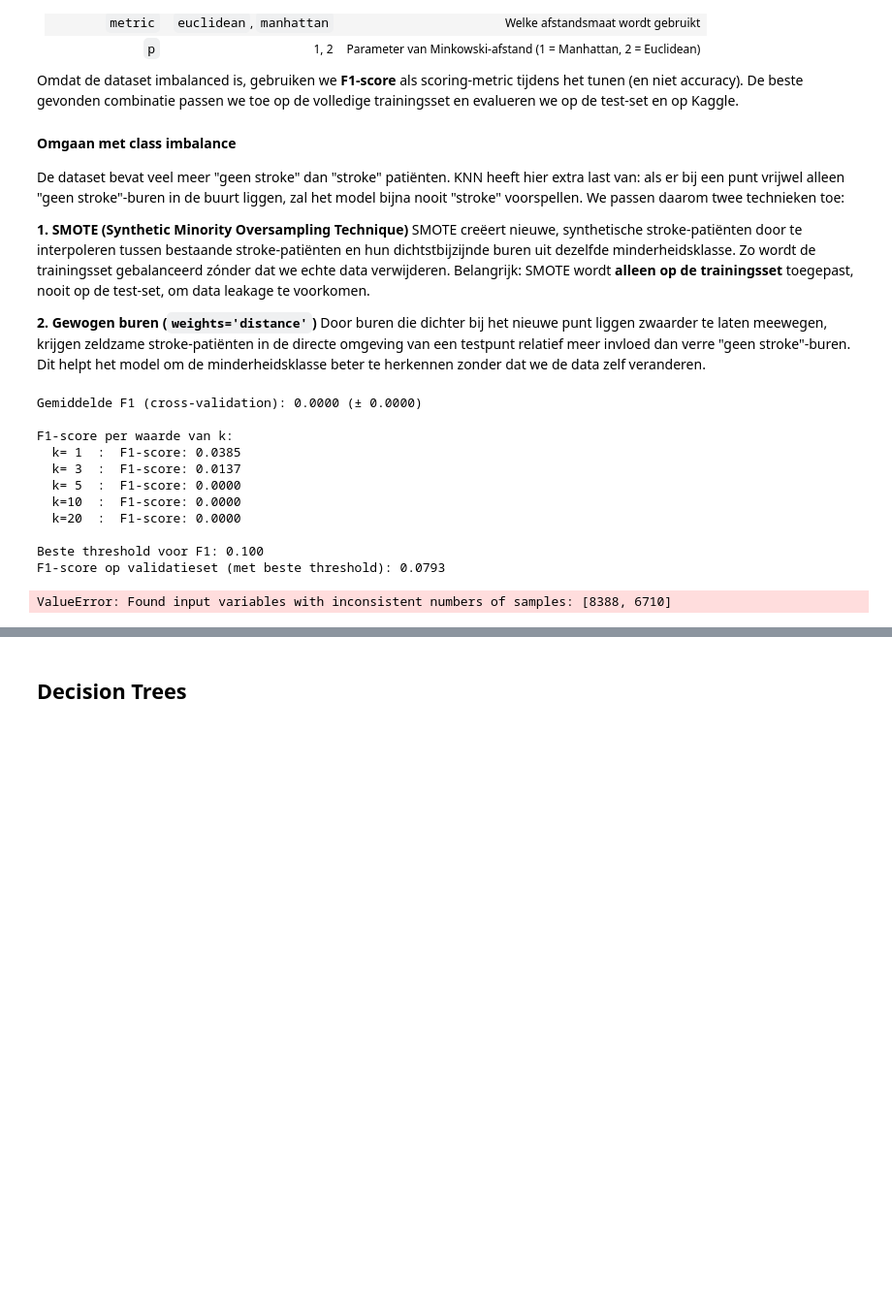
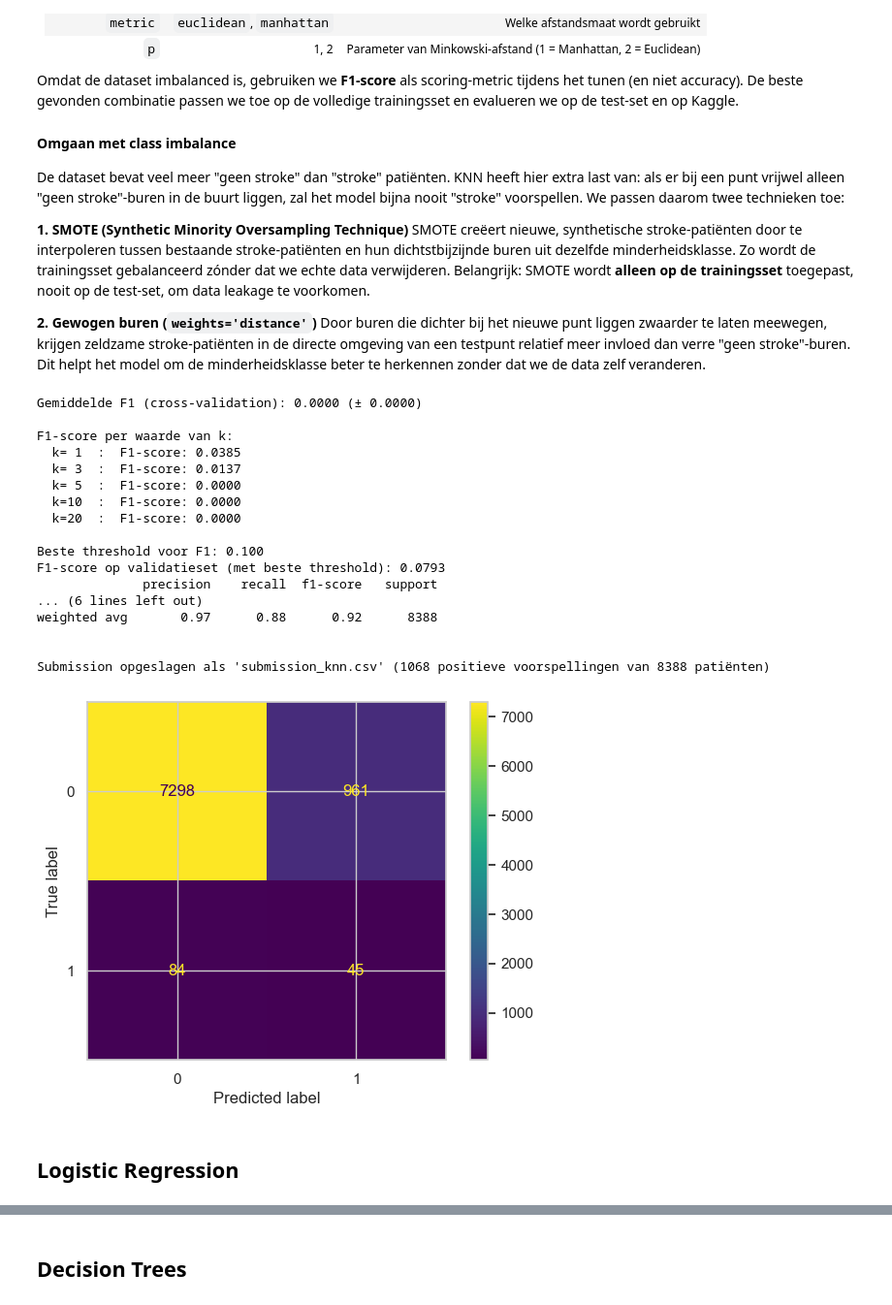
Before and after one commit to larsol55on/Machine-Learning-Herseninfract, a Jupyter notebook: Main_notebook_herstel.ipynb, the cells around one changed output, grey strips where cells are left out. Shown at 97% size. Cells and saved outputs as stored; diff of their text form; code cells hidden in the pictures; blank space fills up the shorter version.

```diff
--- a/Main_notebook_herstel.ipynb
+++ b/Main_notebook_herstel.ipynb
@@ -779,6 +765,7 @@ SMOTE creëert nieuwe, synthetische stroke-patiënten door te interpoleren tusse
 **2. Gewogen buren (`weights='distance'`)**
 Door buren die dichter bij het nieuwe punt liggen zwaarder te laten meewegen, krijgen zeldzame stroke-patiënten in de directe omgeving van een testpunt relatief meer invloed dan verre "geen stroke"-buren. Dit helpt het model om de minderheidsklasse beter te herkennen zonder dat we de data zelf veranderen.
 # %%
+
 knn = KNeighborsClassifier(n_neighbors=10)
 knn.fit(X_train, y_train)
 
@@ -802,7 +789,7 @@ for k in [1, 3, 5, 10, 20]:
     f1 = f1_score(y_val, y_pred_k)
     print(f"  k={k:2d}  :  F1-score: {f1:.4f}")
 
-#Beste drempelwaarde vinden
+# Beste drempelwaarde vinden
 best_threshold = threshold_finder(knn, X_val, y_val)
 print(f"\nBeste threshold voor F1: {best_threshold:.3f}")
 
@@ -813,35 +800,45 @@ y_val_pred  = (y_val_proba >= best_threshold).astype(int)
 print(f"F1-score op validatieset (met beste threshold): "
       f"{f1_score(y_val, y_val_pred):.4f}")
 
+# Confusion matrix + rapport op validatieset
+ConfusionMatrixDisplay.from_predictions(y_val, y_val_pred)
+print(classification_report(y_val, y_val_pred))
+
+# Model opnieuw fitten op volledige trainingsdata voor Kaggle
 knn_final = KNeighborsClassifier(n_neighbors=10)
 knn_final.fit(X_train_final, y_train_final)
-
-ConfusionMatrixDisplay.from_predictions(y_val, y_pred)
-print(classification_report(y_pred, y_val))
 
 # Voorspellingen op de test-set (Kaggle)
 test_proba = knn_final.predict_proba(X_test_final)[:, 1]
 test_pred  = (test_proba >= best_threshold).astype(int)
 
 # Submission-bestand aanmaken
 submission = pd.DataFrame({
     'id': test_ids,
     'stroke': test_pred
 })
 submission.to_csv('submission_knn.csv', index=False)
 print(f"\nSubmission opgeslagen als 'submission_knn.csv' "
       f"({submission['stroke'].sum()} positieve voorspellingen "
       f"van {len(submission)} patiënten)")
 # %% [output]
 Gemiddelde F1 (cross-validation): 0.0000 (± 0.0000)
 
 F1-score per waarde van k:
   k= 1  :  F1-score: 0.0385
   k= 3  :  F1-score: 0.0137
   k= 5  :  F1-score: 0.0000
   k=10  :  F1-score: 0.0000
   k=20  :  F1-score: 0.0000
 
 Beste threshold voor F1: 0.100
 F1-score op validatieset (met beste threshold): 0.0793
+              precision    recall  f1-score   support
+... (6 lines left out)
+weighted avg       0.97      0.88      0.92      8388
+
+
+Submission opgeslagen als 'submission_knn.csv' (1068 positieve voorspellingen van 8388 patiënten)
-ValueError: Found input variables with inconsistent numbers of samples: [8388, 6710]
+[figure, added]
+# %% [markdown]
+## Logistic Regression
```
Also changed, not shown: parts of 80 cells of this notebook.
